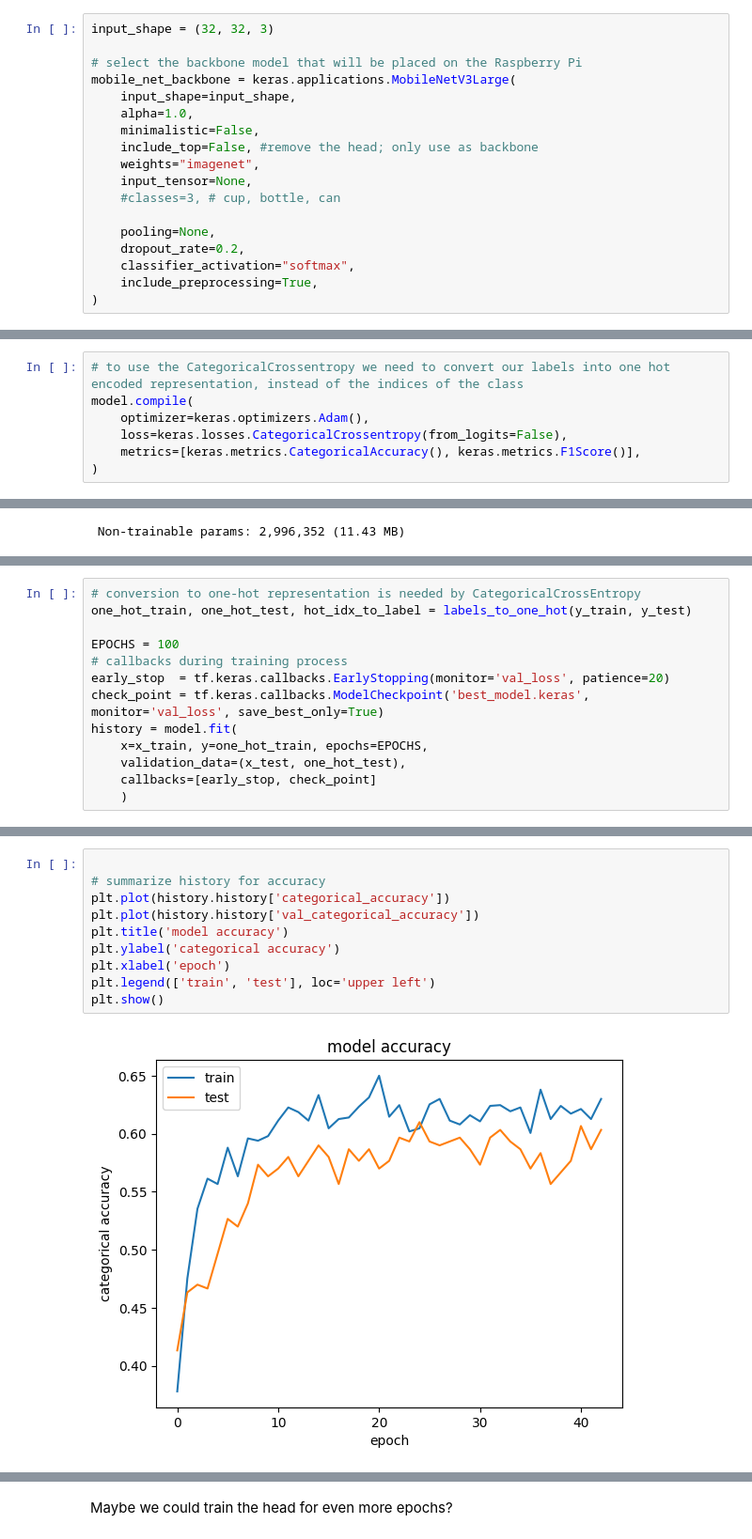
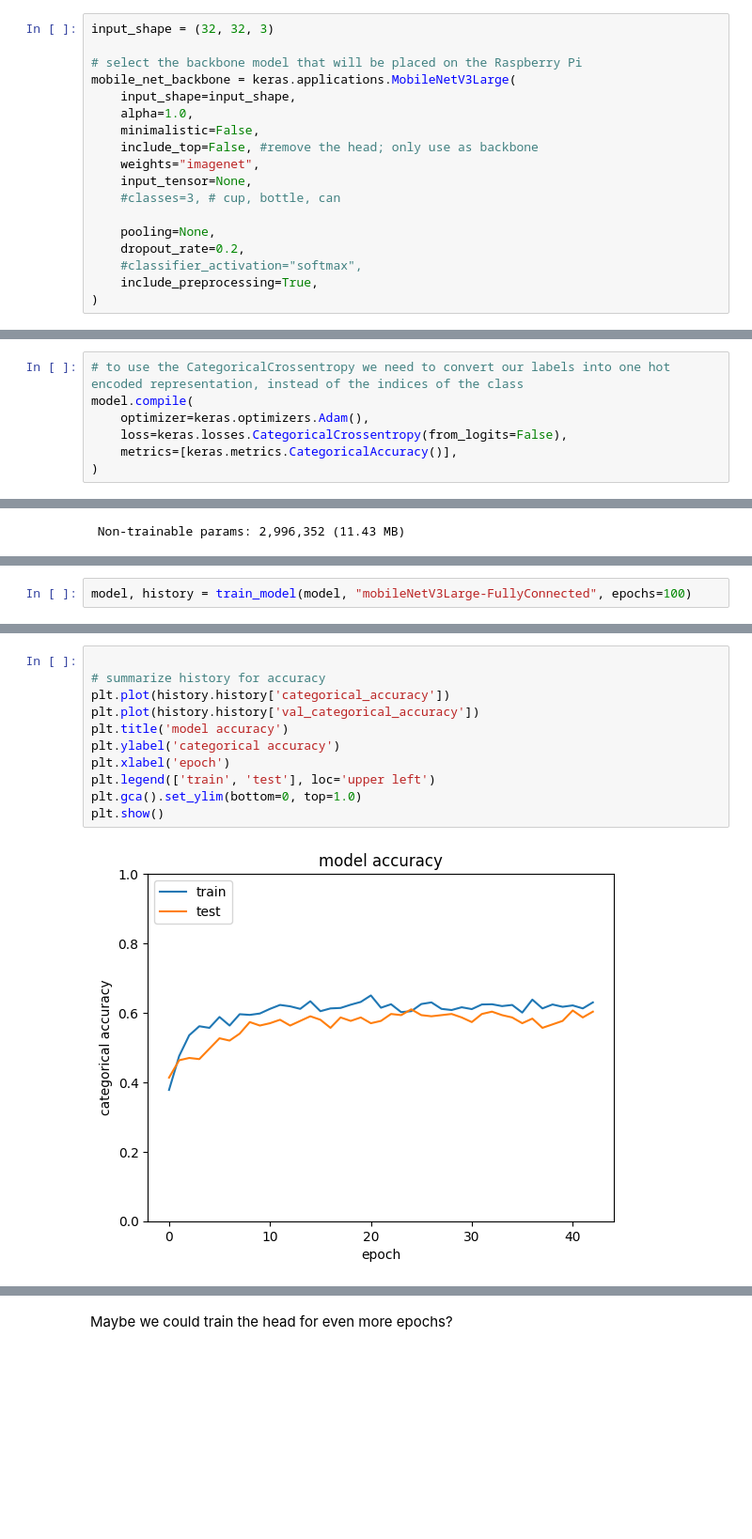
Before and after one commit to Sofie273/bvbv-rbp, a Jupyter notebook: mobileNet.ipynb, the cells around one changed output, grey strips where cells are left out. Shown: that part at 94% size. Cells and saved outputs as stored; diff of their text form; blank space fills up the shorter version.

Commit message:
Add: Tensorboard and Checkpointing

```diff
--- a/mobileNet.ipynb
+++ b/mobileNet.ipynb
@@ -390,7 +400,7 @@ mobile_net_backbone = keras.applications.MobileNetV3Large(
 
     pooling=None,
     dropout_rate=0.2,
-    classifier_activation="softmax",
+    #classifier_activation="softmax",
     include_preprocessing=True,
 )
 # %%
@@ -414,7 +424,7 @@ model = keras.Model(input_layer, output)
 model.compile(
     optimizer=keras.optimizers.Adam(),
     loss=keras.losses.CategoricalCrossentropy(from_logits=False),
-    metrics=[keras.metrics.CategoricalAccuracy(), keras.metrics.F1Score()],
+    metrics=[keras.metrics.CategoricalAccuracy()],
 )
 # %%
 model.summary()
@@ -464,13 +474,0 @@ Now we use the our cup, bottle and can data to fine tune the new model head that
-# %%
-# conversion to one-hot representation is needed by CategoricalCrossEntropy
-one_hot_train, one_hot_test, hot_idx_to_label = labels_to_one_hot(y_train, y_test)
-
-EPOCHS = 100
-# callbacks during training process
-early_stop  = tf.keras.callbacks.EarlyStopping(monitor='val_loss', patience=20)
-check_point = tf.keras.callbacks.ModelCheckpoint('best_model.keras', monitor='val_loss', save_best_only=True)
-history = model.fit(
-    x=x_train, y=one_hot_train, epochs=EPOCHS,
-    validation_data=(x_test, one_hot_test),
-    callbacks=[early_stop, check_point]
-    )
@@ -494,0 +572,2 @@ Epoch 43/100
+# %%
+model, history = train_model(model, "mobileNetV3Large-FullyConnected", epochs=100)
@@ -500,15 +611,16 @@ dict_keys(['categorical_accuracy', 'f1_score', 'loss', 'val_categorical_accuracy
 # %%
 
 # summarize history for accuracy
 plt.plot(history.history['categorical_accuracy'])
 plt.plot(history.history['val_categorical_accuracy'])
 plt.title('model accuracy')
 plt.ylabel('categorical accuracy')
 plt.xlabel('epoch')
 plt.legend(['train', 'test'], loc='upper left')
+plt.gca().set_ylim(bottom=0, top=1.0)
 plt.show()
 # %% [output]
-[figure, old version]
+[figure, new version]
 # %%
 # summarize history for loss
 plt.plot(history.history['loss'])
```
Also changed, not shown: parts of 15 cells of this notebook, 1 other file.
